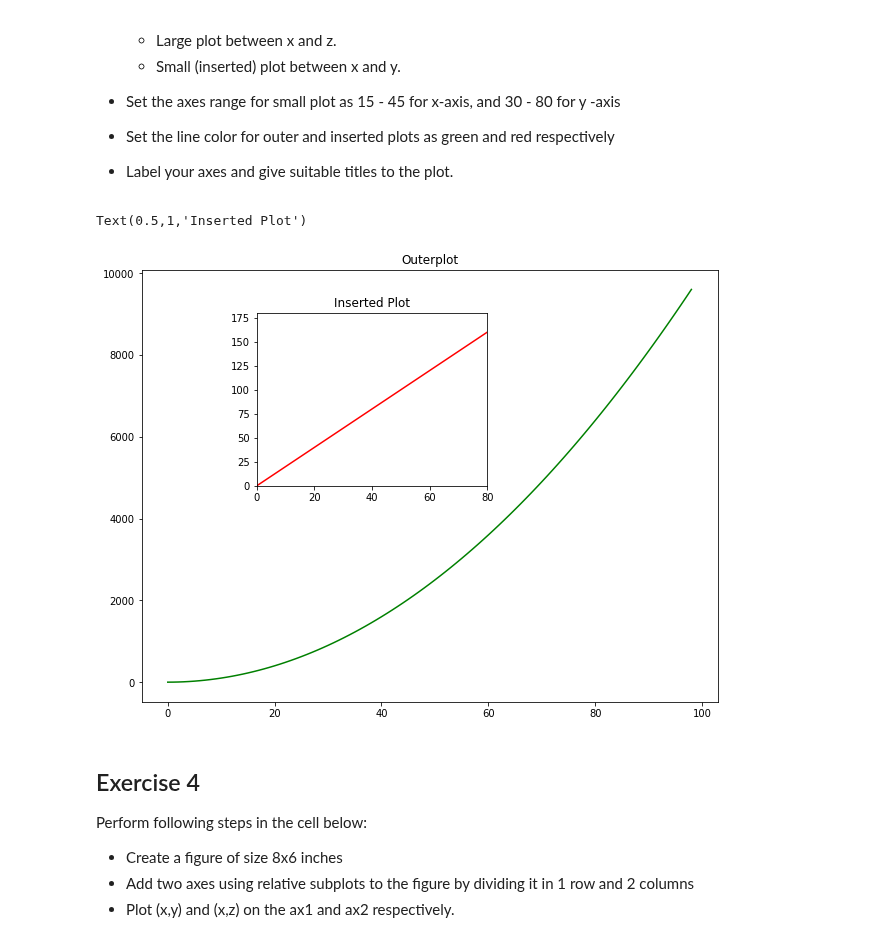
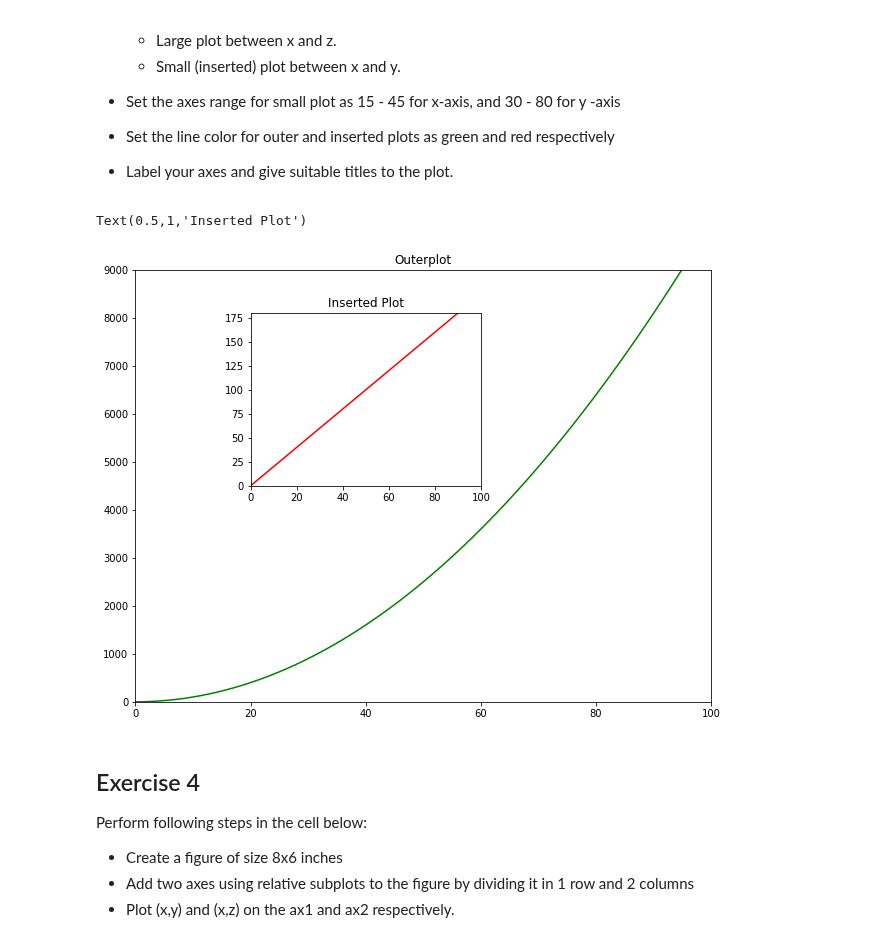
Before and after one commit to MarcSchneider71/ds-matplotlib-intro-lab-nyc-ds-career-012819, a Jupyter notebook: index.ipynb, the cells around one changed output. Saved outputs shown, nothing was run; the diff lists cells and outputs as text; code cells hidden in the pictures.

```diff
--- a/index.ipynb
+++ b/index.ipynb
@@ -128,18 +128,18 @@ Perform following tasks in the cell below:
 # %%
 fig= plt.figure(figsize=(8,6))
 ax1= fig.add_axes([0,0,1,1])
 plt.plot(x,z, color= "green")
 plt.title("Outerplot")
 plt.ylim(0, 9000)
-plt.xlim(0, 0)
+plt.xlim(0, 100)
 ax2= fig.add_axes([0.2,0.5,.4,.4])
 plt.plot(x,y, color= "red")
 plt.ylim(0, 180)
-plt.xlim(0, 80)
+plt.xlim(0, 100)
 plt.title("Inserted Plot")
 # %% [output]
 Text(0.5,1,'Inserted Plot')
-[figure, old version]
+[figure, new version]
 # %% [markdown]
 ## Exercise 4
 
```
